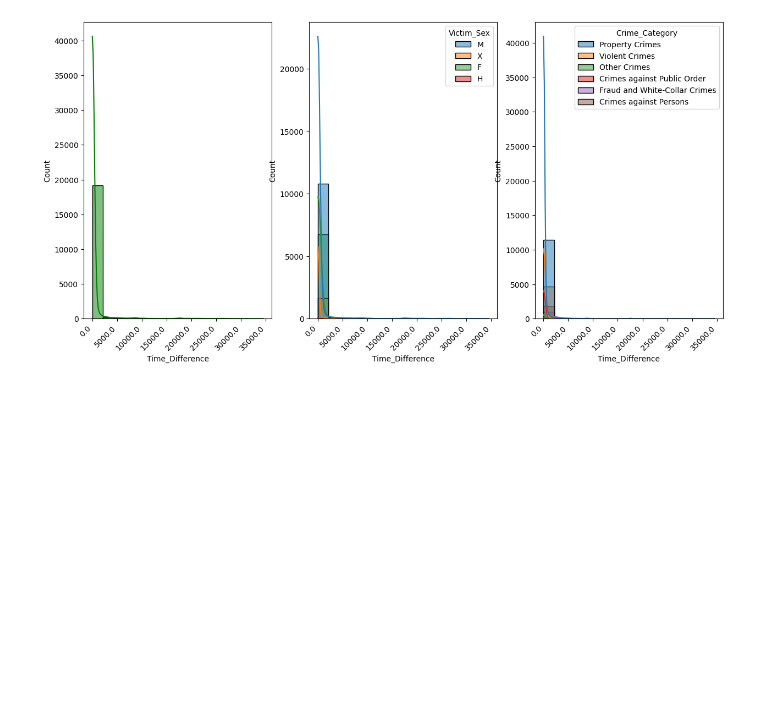
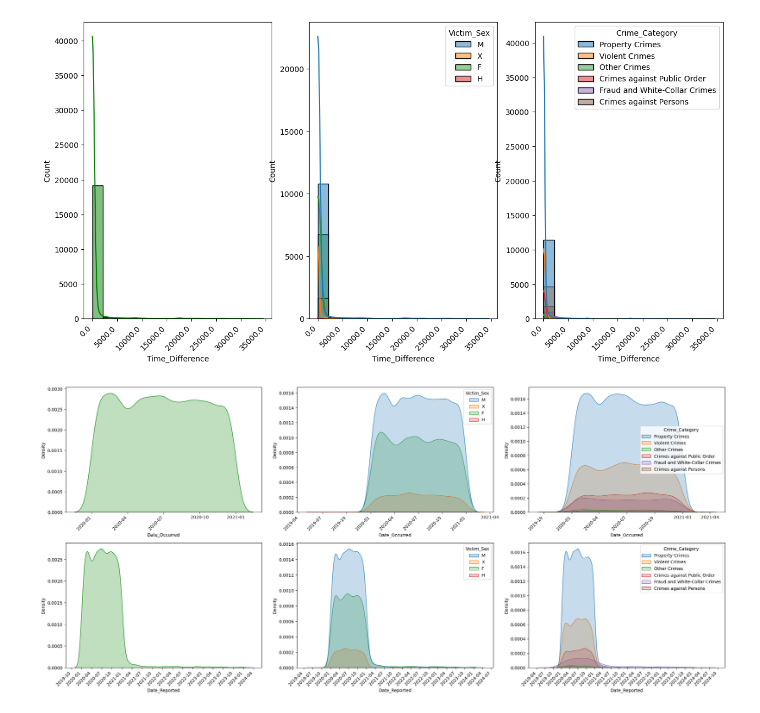
Before and after one commit to imran-nazir0011/CrimeCast-Forecasting-Crime-Categories, a Jupyter notebook: notebook/EDA.ipynb, the cells around one changed output. Saved outputs shown, nothing was run; the diff lists cells and outputs as text; code cells hidden in the pictures; blank space fills up the shorter version.

```diff
--- a/notebook/EDA.ipynb
+++ b/notebook/EDA.ipynb
@@ -383,3 +400,45 @@ axs[2].set_xticklabels(axs[0].get_xticks(), rotation=45, ha='right')
 plt.show()
 # %% [output]
 [figure]
+# %%
+fig, axs = plt.subplots(2, 3, figsize=(22,10))
+
+
+plt.subplot(231)
+# KDE plot for Date_Occurred
+sns.kdeplot(data=df, x='Date_Occurred', fill=True, color='g')
+
+plt.subplot(232)
+# KDE plot for Date_Occurred with Victim_Sex hue
+sns.kdeplot(data=df, x='Date_Occurred', hue='Victim_Sex', fill=True)
+
+plt.subplot(233)
+# KDE plot for Date_Occurred with Crime_Category hue
+sns.kdeplot(data=df, x='Date_Occurred', hue='Crime_Category', fill=True)
+
+plt.subplot(234)
+# KDE plot for Date_Reported
+sns.kdeplot(data=df, x='Date_Reported', fill=True, color='g')
+
+plt.subplot(235)
+# KDE plot for Date_Reported with Victim_Sex hue
+sns.kdeplot(data=df, x='Date_Reported', hue='Victim_Sex', fill=True)
+
+plt.subplot(236)
+# KDE plot for Date_Reported with Crime_Category hue
+sns.kdeplot(data=df, x='Date_Reported', hue='Crime_Category', fill=True)
+
+
+date_format = mdates.DateFormatter('%Y-%m')
+interval = mdates.MonthLocator(interval=3)
+
+for ax in plt.gcf().axes:
+    ax.xaxis.set_major_formatter(date_format)
+    ax.xaxis.set_major_locator(interval)
+    plt.setp(ax.xaxis.get_majorticklabels(), rotation=45, ha='right')
+
+plt.tight_layout()
+
+plt.show()
+# %% [output]
+[figure, added]
```
Also changed, not shown: parts of 9 cells of this notebook.
